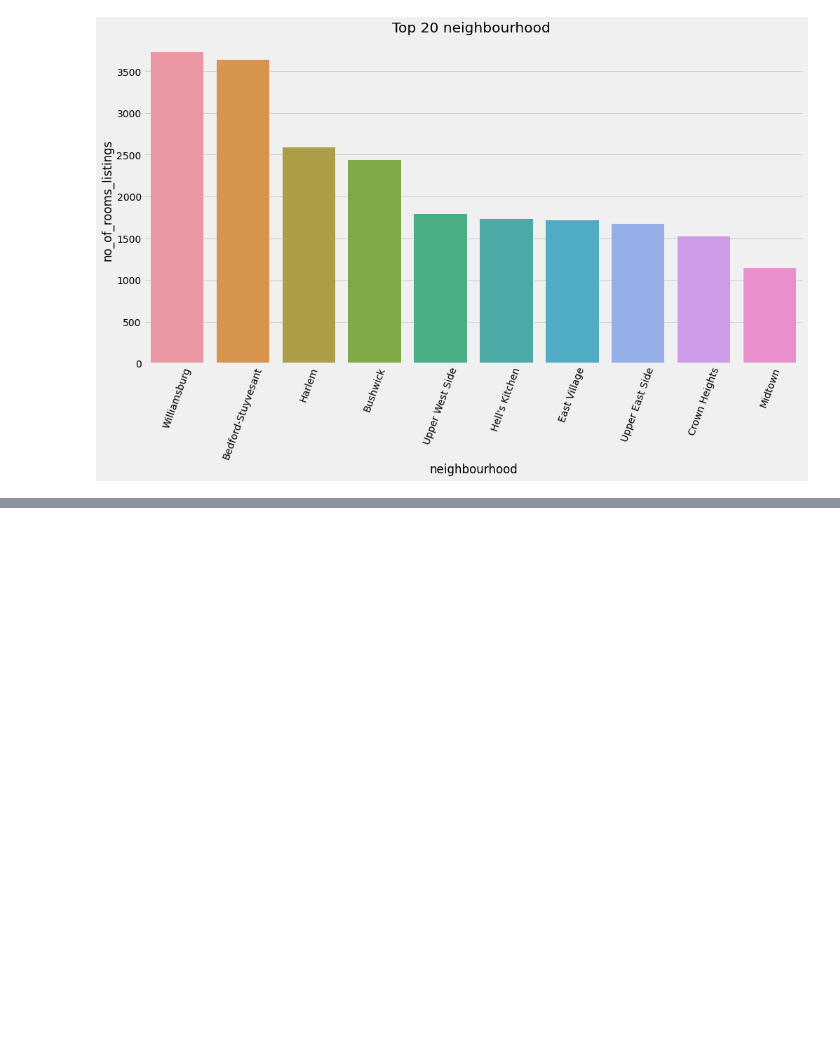
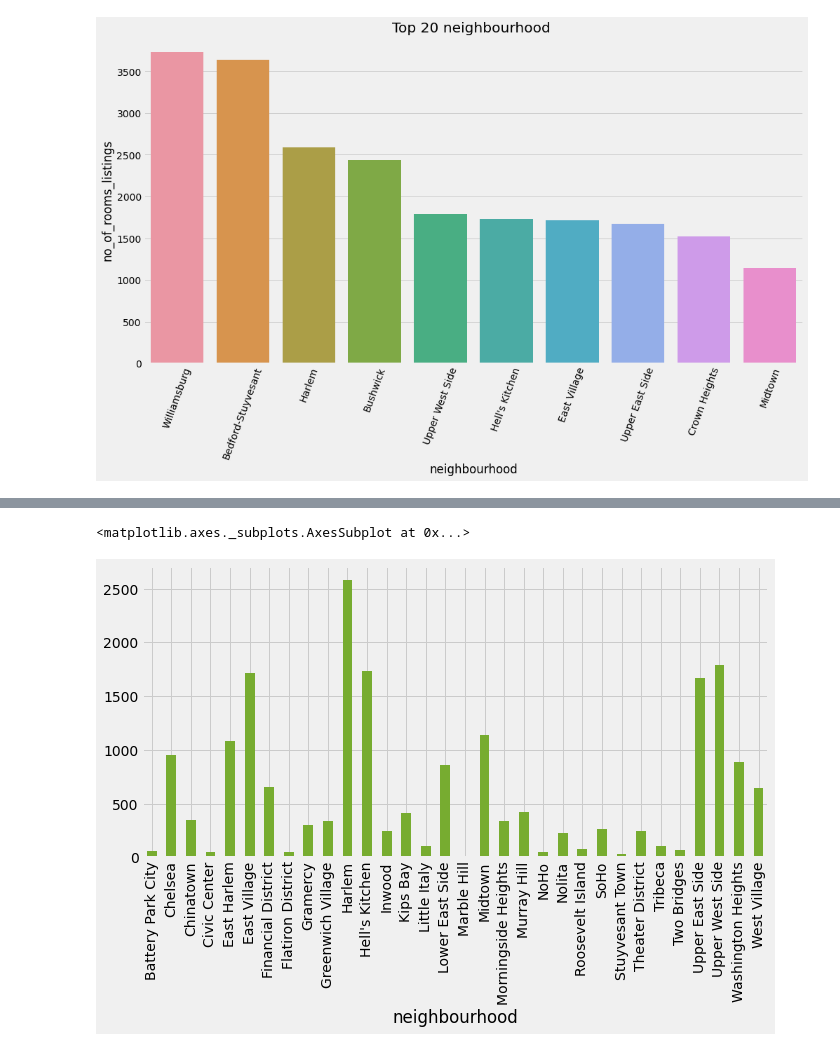
Before and after one commit to ArunPrasath1205/Analysis-using-Python, a Jupyter notebook: Airbnb_Bookings_Analysis_.ipynb, the cells around one changed output, grey strips where cells are left out. Cells and saved outputs as stored; diff of their text form; code cells hidden in the pictures; blank space fills up the shorter version.

```diff
--- a/Airbnb_Bookings_Analysis_.ipynb
+++ b/Airbnb_Bookings_Analysis_.ipynb
@@ -442,0 +458,8 @@ s.set_xticklabels(labels=s.get_xticklabels(),rotation=70)
+# %%
+df_ = df[df['neighbourhood_group']=='Manhattan']
+plt.figure(figsize=(10,5))
+listings = df_.groupby(['neighbourhood'])['name'].count()
+listings.plot(kind='bar',color=[0.4660, 0.6740, 0.1880])
+# %% [output]
+<matplotlib.axes._subplots.AxesSubplot at 0x...>
+[figure, added]
```
Also changed, not shown: parts of 5 cells of this notebook.
